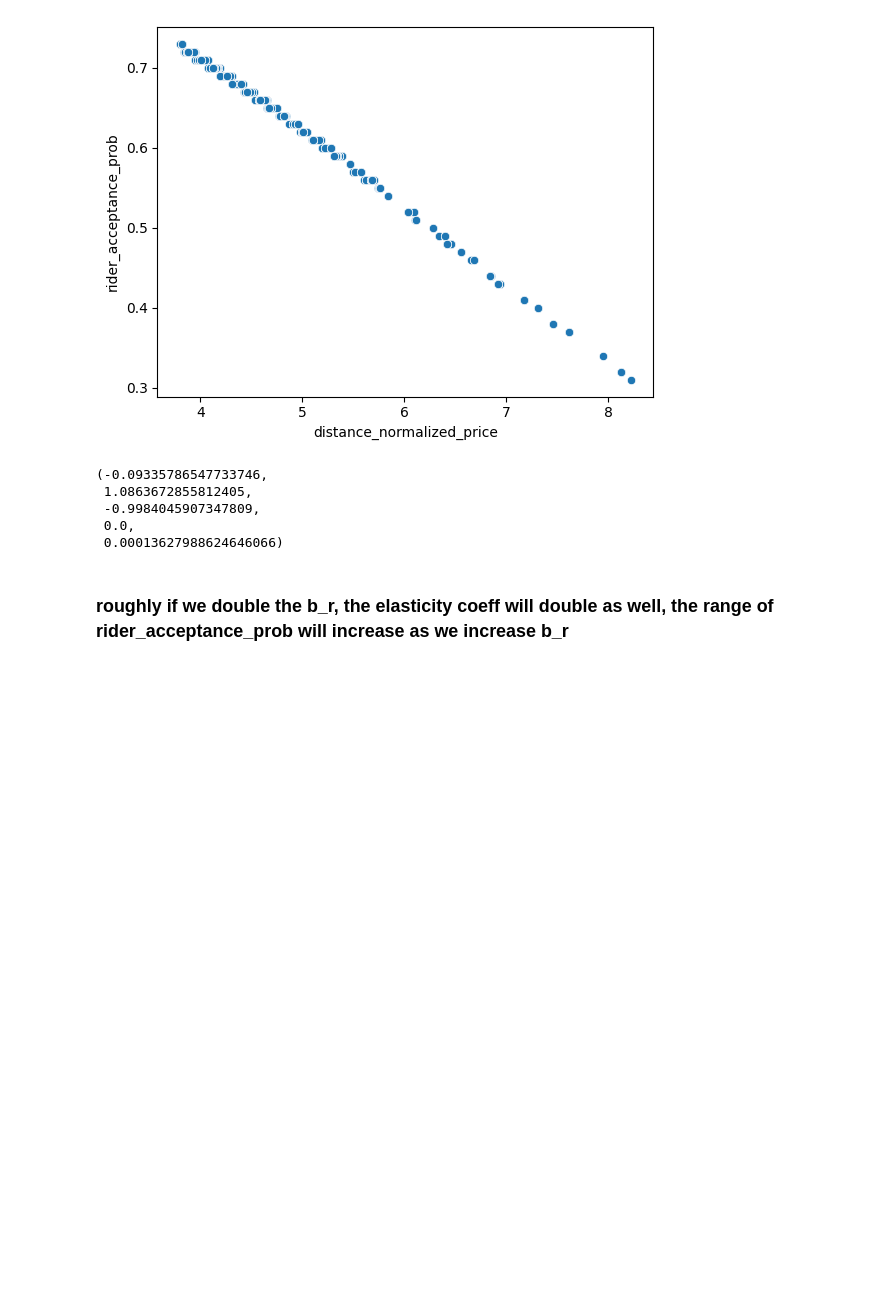
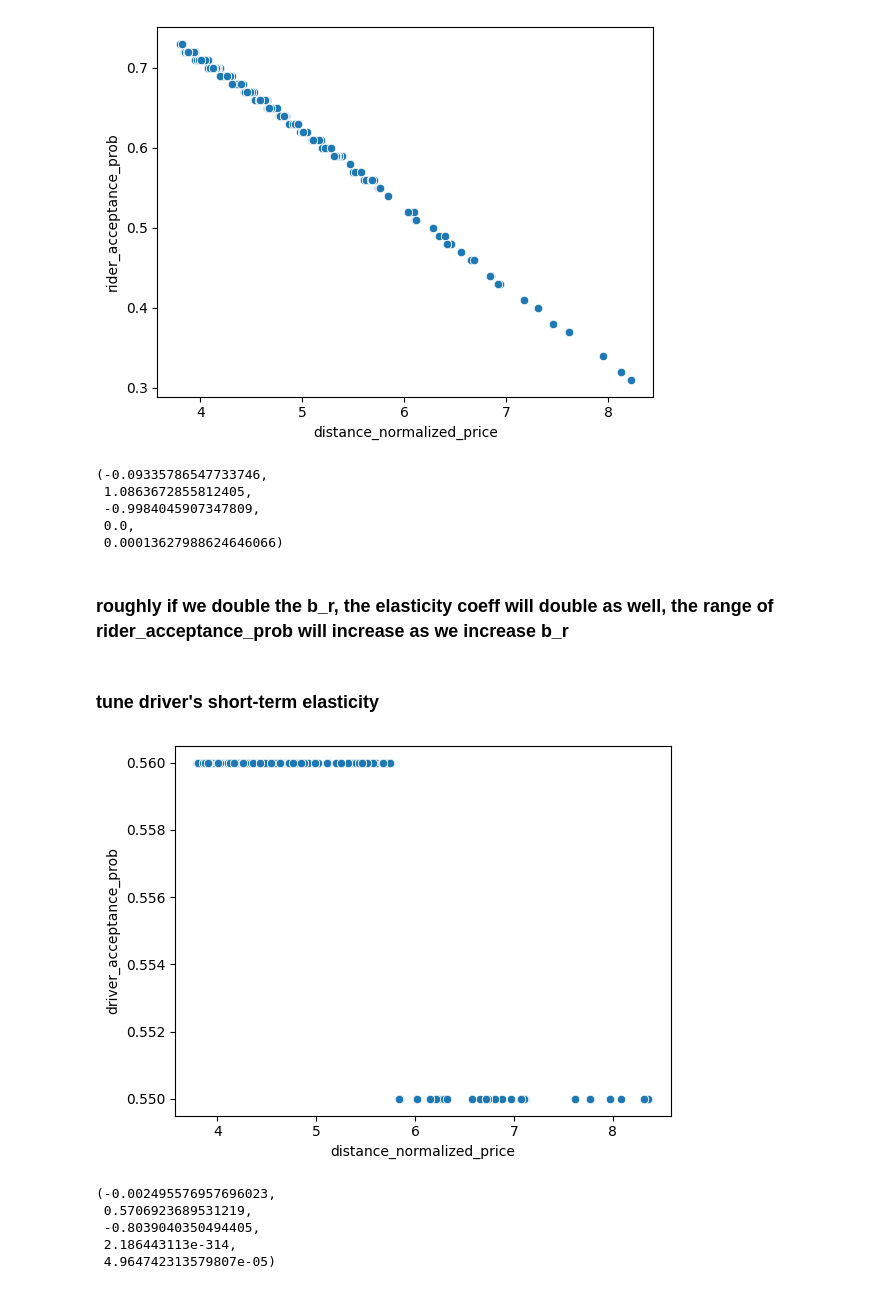
Before and after one commit to Duane321/reinforcement_learning_for_rideshare_pricing, a Jupyter notebook: notebooks/elasticity.ipynb, the cells around one changed output. Cells and saved outputs as stored; diff of their text form; code cells hidden in the pictures; blank space fills up the shorter version.

Commit message:
added experiments on rider and driver's short term elasticities

```diff
--- a/notebooks/elasticity.ipynb
+++ b/notebooks/elasticity.ipynb
@@ -339,3 +339,5 @@ slope, intercept, r_value, p_value, std_err
  0.00013627988624646066)
 # %% [markdown]
 ### roughly if we double the b_r, the elasticity coeff will double as well, the range of rider_acceptance_prob will increase as we increase b_r
+# %% [markdown]
+### tune driver's short-term elasticity
@@ -341,0 +359,17 @@ slope, intercept, r_value, p_value, std_err
+# %%
+matchde_trips_week_0_df = pd.read_json("../data/1_week_elasticity/logfile_matched_trips_week_0_a_r_1.5_b_r_-0.2_a_d_0.25_b_d_-0.005.log", lines=True)
+# %%
+sns.scatterplot(data=matchde_trips_week_0_df, x='distance_normalized_price', y='driver_acceptance_prob')
+plt.show()
+# %% [output]
+[figure, added]
+# %%
+slope, intercept, r_value, p_value, std_err = linregress(matchde_trips_week_0_df['distance_normalized_price']
+                                                         , matchde_trips_week_0_df['driver_acceptance_prob'])
+slope, intercept, r_value, p_value, std_err
+# %% [output]
+(-0.002495576957696023,
+ 0.5706923689531219,
+ -0.8039040350494405,
+ 2.186443113e-314,
+ 4.964742313579807e-05)
```
Also changed, not shown: parts of 5 cells of this notebook, 23 other files.
